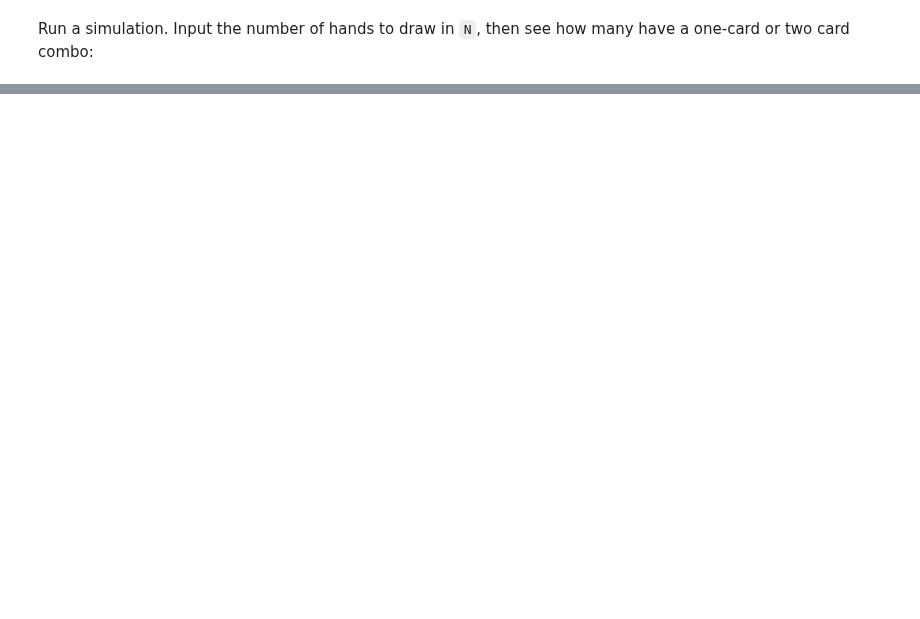
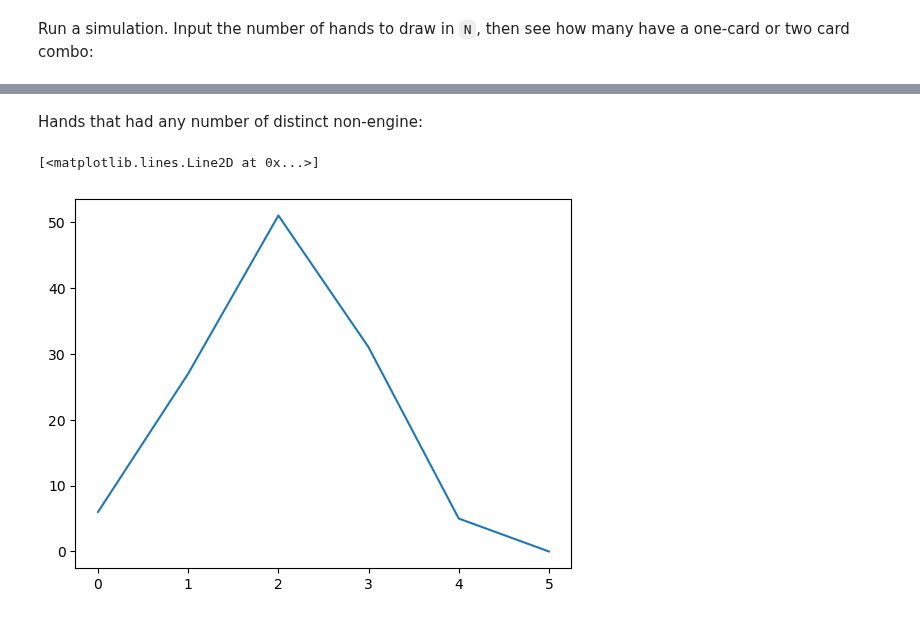
Before and after one commit to mikekatica/ygo-deck-stats, a Jupyter notebook: ygo_probablilites.ipynb, the cells around one changed output, grey strips where cells are left out. Saved outputs shown, nothing was run; the diff lists cells and outputs as text; code cells hidden in the pictures; blank space fills up the shorter version.

Commit message:
update to calculate non-engine curve

```diff
--- a/ygo_probablilites.ipynb
+++ b/ygo_probablilites.ipynb
@@ -5,6 +6,6 @@ from scipy.stats import multivariate_hypergeom, hypergeom, nhypergeom
 # %% [markdown]
 Specify the filesystem path in `filepath` variable, then load the deck into memory
 # %%
-filepath = "./deck/madolche.txt"
+filepath = "./deck/madolche_temp.txt"
 mydeck = deck.Deck.from_file(filepath)
 # %% [output]
@@ -159,7 +158,7 @@ Chance to see hands with vernusylph_of_the_misting_seedlings, but nothing needed
 # %% [markdown]
 Run a simulation. Input the number of hands to draw in `N`, then see how many have a one-card or two card combo:
 # %%
-N = 12
+N = 120
 hands = [
     tuple(random.sample(mydeck.get_simulated_cards(), 5))
     for _ in range(0,N)
@@ -203,0 +219,14 @@ for brick in bricks:
+# %% [markdown]
+Hands that had any number of distinct non-engine:
+# %%
+x = [0,1,2,3,4,5]
+y = [0,0,0,0,0,0]
+for hand in hands:
+    unique_cards = set(hand)
+    ne = list(filter(lambda x: x.deck_type == deck.DeckCardType.NONENGINE, unique_cards))
+    idx = len(ne)
+    y[idx] += 1
+pyplot.plot(x,y)
+# %% [output]
+[<matplotlib.lines.Line2D at 0x...>]
+[figure, added]
```
Also changed, not shown: parts of 9 cells of this notebook, 3 other files.
